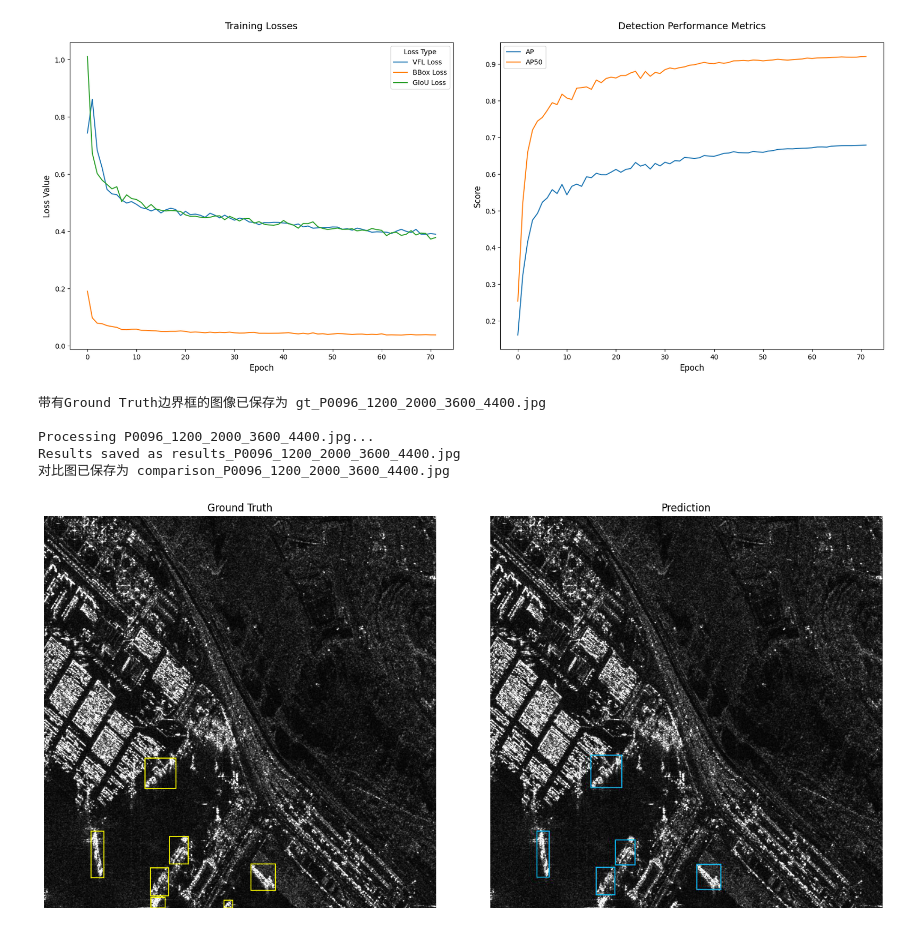
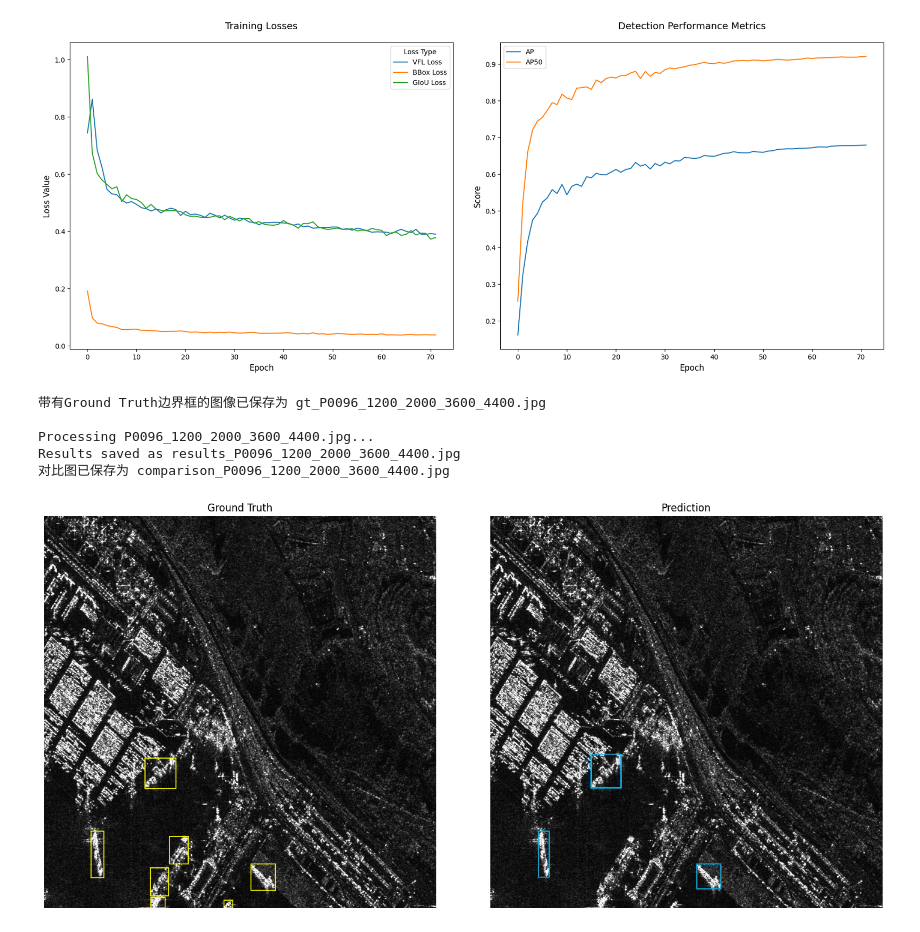
Before and after one commit to StarHtimE/rtdetr_sar, a Jupyter notebook: workspace.ipynb, the cells around one changed output. Drawn from its saved outputs; the diff is of its cells as text; code cells hidden in the pictures.

```diff
--- a/workspace.ipynb
+++ b/workspace.ipynb
@@ -65,6 +65,7 @@ import numpy as np
 from PIL import Image, ImageDraw, ImageFont
 import matplotlib.pyplot as plt
 import os
+import shutil
 
 # 指定图像路径
 image_path = "data/HRSID/val/P0096_1200_2000_3600_4400.jpg"
@@ -110,7 +111,7 @@ else:
     print(f"带有Ground Truth边界框的图像已保存为 {gt_image_path}")
 
     print(f"\nProcessing {os.path.basename(image_path)}...")
-    os.system(f'python tools/infer.py -c configs/rtdetr/rtdetr_r50vd_6x_hrsid.yml -r output/rtdetr_r50vd_6x_hrsid/checkpoint0071.pth -f "{image_path}"')
+    os.system(f'python tools/infer.py -c configs/rtdetr/rtdetr_r18vd_6x_hrsid.yml -r output/rtdetr_r18vd_6x_hrsid/checkpoint0011.pth -f "{image_path}"')
 
     # 重命名输出结果以避免覆盖
     image_name = os.path.basename(image_path).split('.')[0]
@@ -122,31 +123,31 @@ else:
         print(f"Results saved as {output_path}")
     else:
         print("Warning: results_0.jpg not found")
 
     # 显示原始预测图像和带GT边界框的图像对比
     pred_image_path = f"results_{image_name.split('.')[0]}.jpg"
     if os.path.exists(pred_image_path):
         plt.figure(figsize=(15, 7))
 
         plt.subplot(1, 2, 1)
         plt.imshow(np.array(image))
         plt.title("Ground Truth")
         plt.axis('off')
 
         plt.subplot(1, 2, 2)
         plt.imshow(np.array(Image.open(pred_image_path)))
         plt.title("Prediction")
         plt.axis('off')
 
         plt.tight_layout()
         plt.savefig(f"comparison_{image_name.split('.')[0]}.jpg", dpi=300)
         print(f"对比图已保存为 comparison_{image_name.split('.')[0]}.jpg")
     else:
         print(f"预测结果图像 {pred_image_path} 不存在")
 # %% [output]
 带有Ground Truth边界框的图像已保存为 gt_P0096_1200_2000_3600_4400.jpg
 
 Processing P0096_1200_2000_3600_4400.jpg...
 Results saved as results_P0096_1200_2000_3600_4400.jpg
 对比图已保存为 comparison_P0096_1200_2000_3600_4400.jpg
-[figure, old version]
+[figure, new version]
```
Also changed, not shown: 13 other files.
